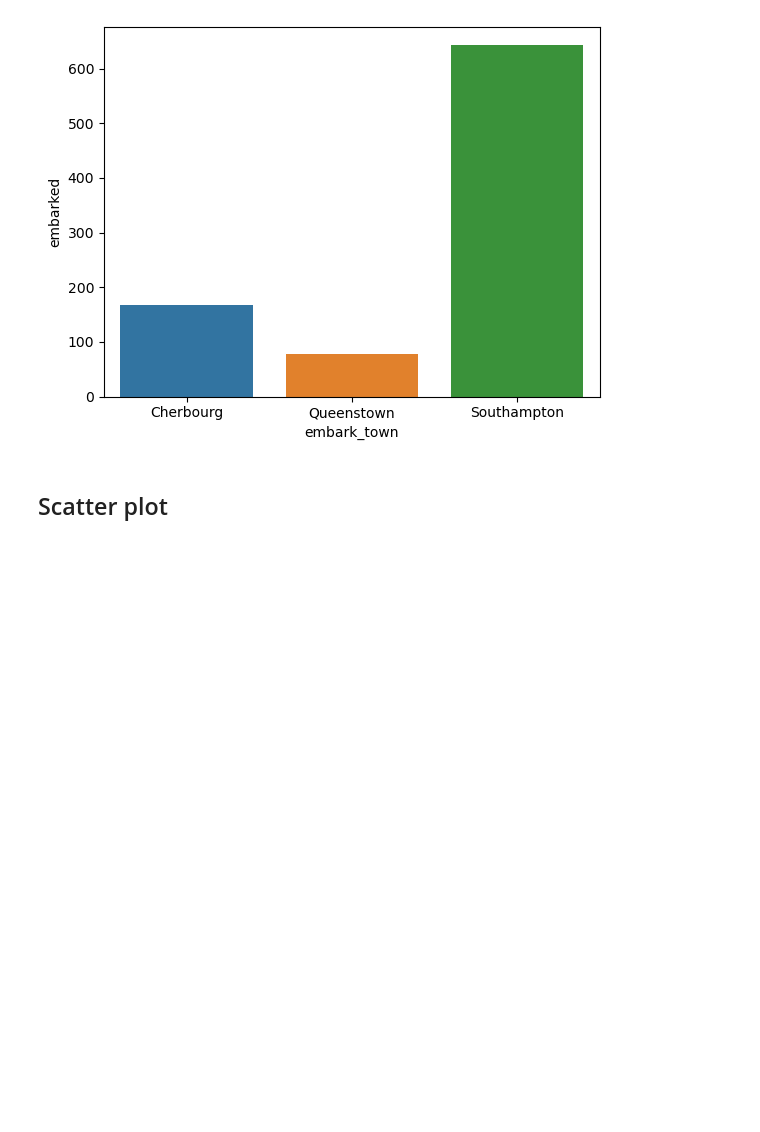
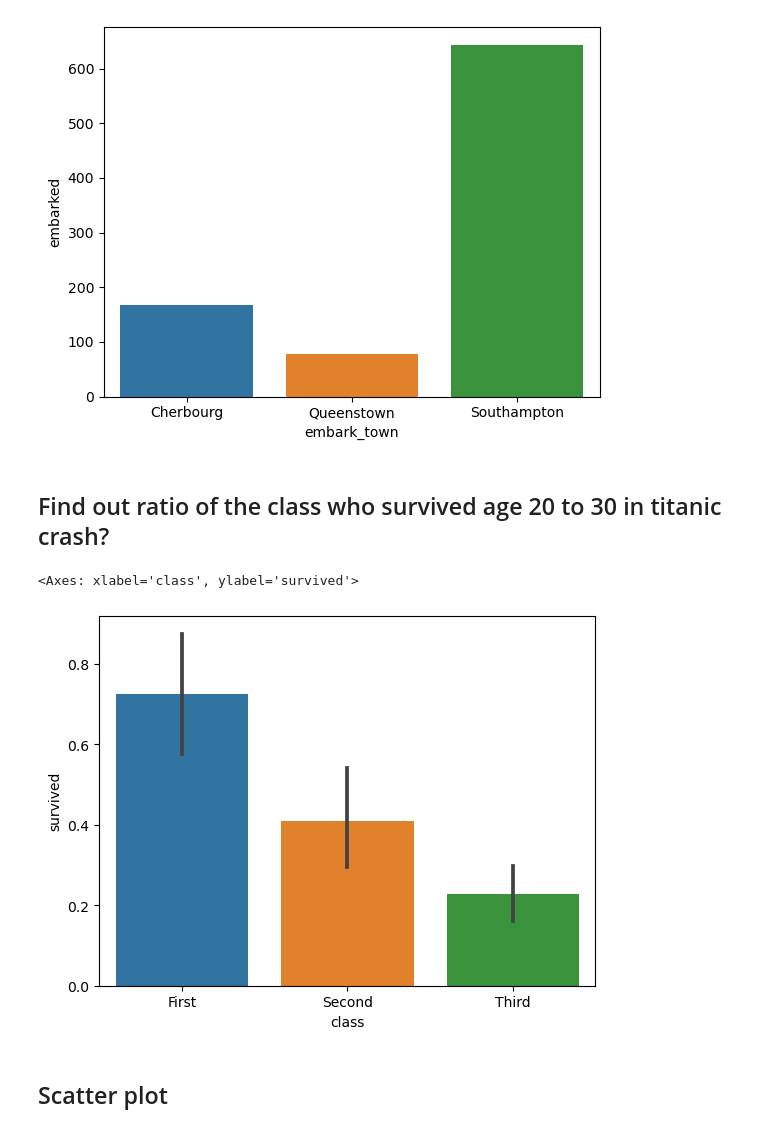
Before and after one commit to chuck-ankit/Python, a Jupyter notebook: Learning/05b_Matplotlib_Seaborn.ipynb, the cells around one changed output. Cells and saved outputs as stored; diff of their text form; code cells hidden in the pictures; blank space fills up the shorter version.

```diff
--- a/Learning/05b_Matplotlib_Seaborn.ipynb
+++ b/Learning/05b_Matplotlib_Seaborn.ipynb
@@ -308,6 +308,19 @@ sns.barplot(data=count_df,x=count_df.index,y=count_df['embarked'])
 plt.show()
 # %% [output]
 [figure]
+# %% [markdown]
+## Find out ratio of the class who survived age 20 to 30 in titanic crash?
+# %%
+df
+age_20_30 = df[(df.age >=20 ) & (df.age <= 30)]
+
+
+#ploting the ratio of the class
+
+sns.barplot(data=age_20_30,x=age_20_30["class"],y=age_20_30["survived"])
+# %% [output]
+<Axes: xlabel='class', ylabel='survived'>
+[figure, added]
 # %% [markdown]
 ## Scatter plot
 # %% [markdown]
```
